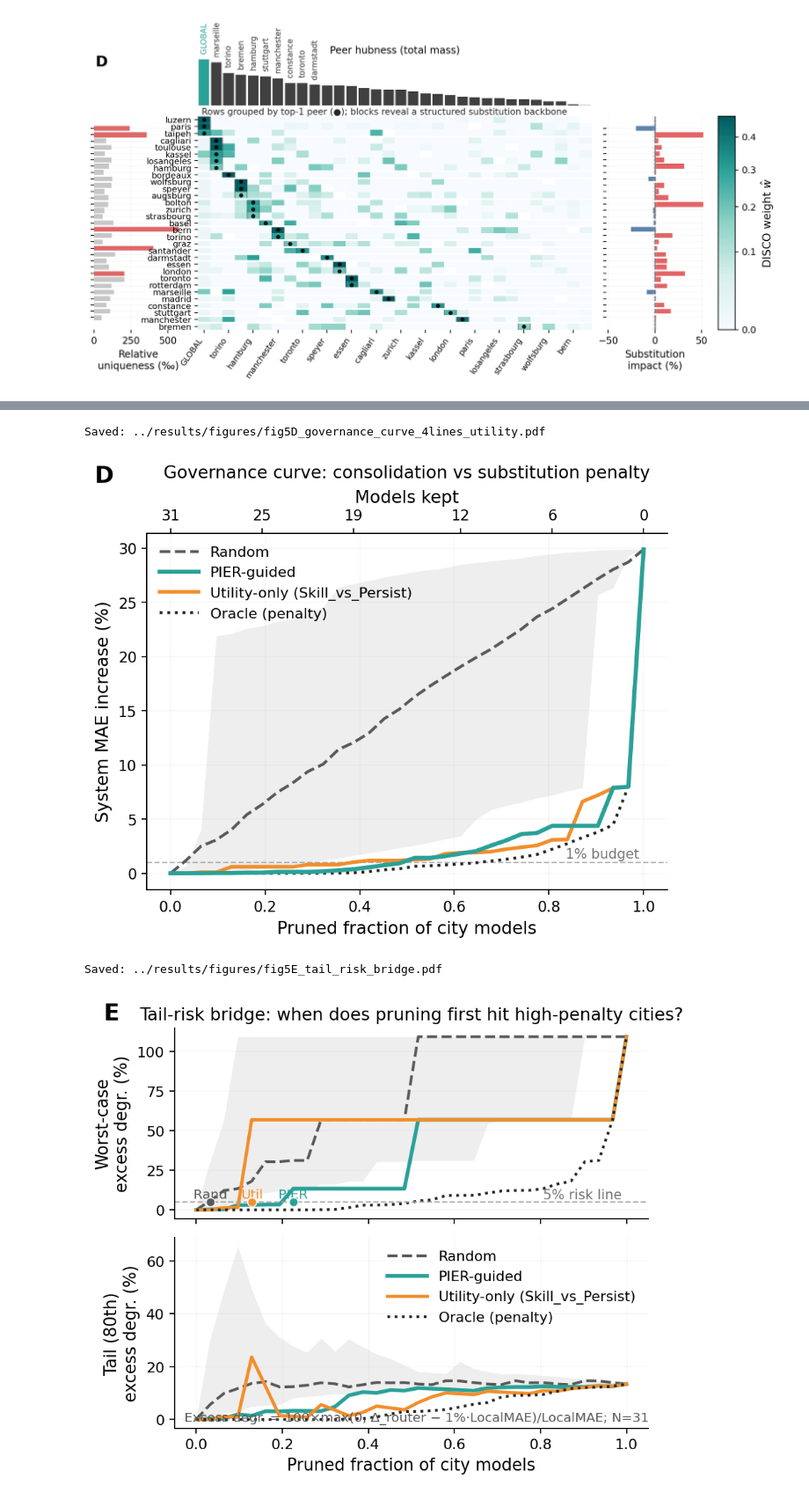
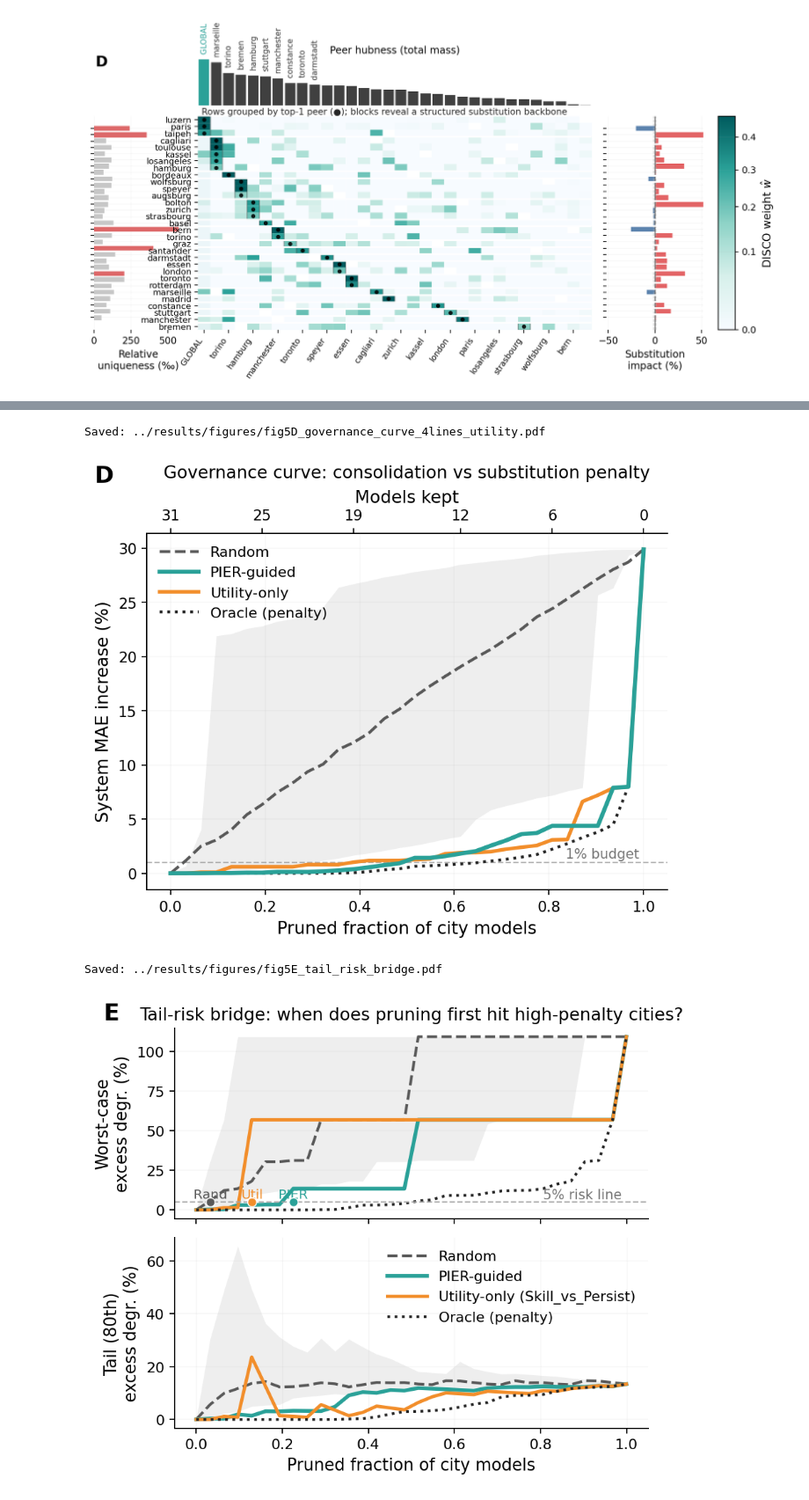
Before and after one commit to youlei202/ISQED, a Jupyter notebook: notebooks/14_multicity_pier_evidence.ipynb, the cells around one changed output, grey strips where cells are left out. Shown at 88% size. Drawn from its saved outputs; the diff is of its cells as text; code cells hidden in the pictures.

```diff
--- a/notebooks/14_multicity_pier_evidence.ipynb
+++ b/notebooks/14_multicity_pier_evidence.ipynb
@@ -24,6 +24,12 @@ plt.rcParams["axes.spines.right"] = False
 plt.rcParams["axes.grid"] = True
 plt.rcParams["grid.alpha"] = 0.25
 plt.rcParams["legend.frameon"] = False
+
+import matplotlib as mpl
+
+mpl.rcParams["pdf.fonttype"] = 42
+mpl.rcParams["ps.fonttype"]  = 42
+mpl.rcParams["savefig.dpi"]  = 300
 
 FIG_DIR = os.path.join("..", "results", "figs")
 os.makedirs(FIG_DIR, exist_ok=True)
@@ -2898,7 +2900,7 @@ def plot_fig5D_governance_curve_4lines(
 
     # Main curves
     ax.plot(fr, y_pier, color=C_PIER, lw=2.9, label="PIER-guided", zorder=5)
-    ax.plot(fr, y_util, color=C_UTIL, lw=2.5, label=f"Utility-only ({utility_key})", zorder=4)
+    ax.plot(fr, y_util, color=C_UTIL, lw=2.5, label=f"Utility-only", zorder=4)
     ax.plot(fr, y_orac, color=C_ORAC, lw=2.0, ls=":", label="Oracle (penalty)", zorder=3)
 
     # Labels
@@ -2996,7 +2998,7 @@ plot_fig5D_governance_curve_4lines(
 );
 # %% [output]
 Saved: ../results/figures/fig5D_governance_curve_4lines_utility.pdf
-[figure, old version]
+[figure, new version]
 # %%
 import os
 import numpy as np
@@ -3232,45 +3234,45 @@ def plot_fig5E_tail_risk_bridge(
     ax1.text(-0.15, 1.02, "E", transform=ax1.transAxes,
              fontsize=16, fontweight="bold", va="bottom")
 
-    # Compact footnote
-    ax2.text(
-        0.02, 0.02,
-        rf"Excess degr. = 100×max(0, Δ_router − {band_pct:.0f}%·LocalMAE)/LocalMAE; N={N}",
-        transform=ax2.transAxes,
-        fontsize=9.0,
-        color="0.35",
-        ha="left", va="bottom"
-    )
+    # # Compact footnote
+    # ax2.text(
+    #     0.02, 0.02,
+    #     rf"Excess degr. = 100×max(0, Δ_router − {band_pct:.0f}%·LocalMAE)/LocalMAE; N={N}",
+    #     transform=ax2.transAxes,
+    #     fontsize=9.0,
+    #     color="0.35",
+    #     ha="left", va="bottom"
+    # )
 
     # Clean spines
     for ax in (ax1, ax2):
         ax.spines["left"].set_visible(True)
         ax.spines["bottom"].set_visible(True)
 
     fig.subplots_adjust(left=0.14, right=0.94, top=0.93, bottom=0.11)
 
     if save_path is not None:
         os.makedirs(os.path.dirname(save_path), exist_ok=True)
         fig.savefig(save_path, dpi=300)
         print(f"Saved: {save_path}")
 
     plt.show()
     return fig
 
 
 # Example usage:
 plot_fig5E_tail_risk_bridge(
     summary_csv="../results/tables/exp14_multicity_tabular_summary.csv",
     save_path="../results/figures/fig5E_tail_risk_bridge.pdf",
     band_pct=1.0,
     utility_key="Skill_vs_Persist",
     utility_higher_is_better=True,
     q_tail=80,
     random_trials=600,
     random_band_q=(10, 90),
     catastrophe_thr=5.0,
     seed=7
 );
 # %% [output]
 Saved: ../results/figures/fig5E_tail_risk_bridge.pdf
-[figure, old version]
+[figure, new version]
```
Also changed, not shown: parts of 2 cells of this notebook, 12 other files.
